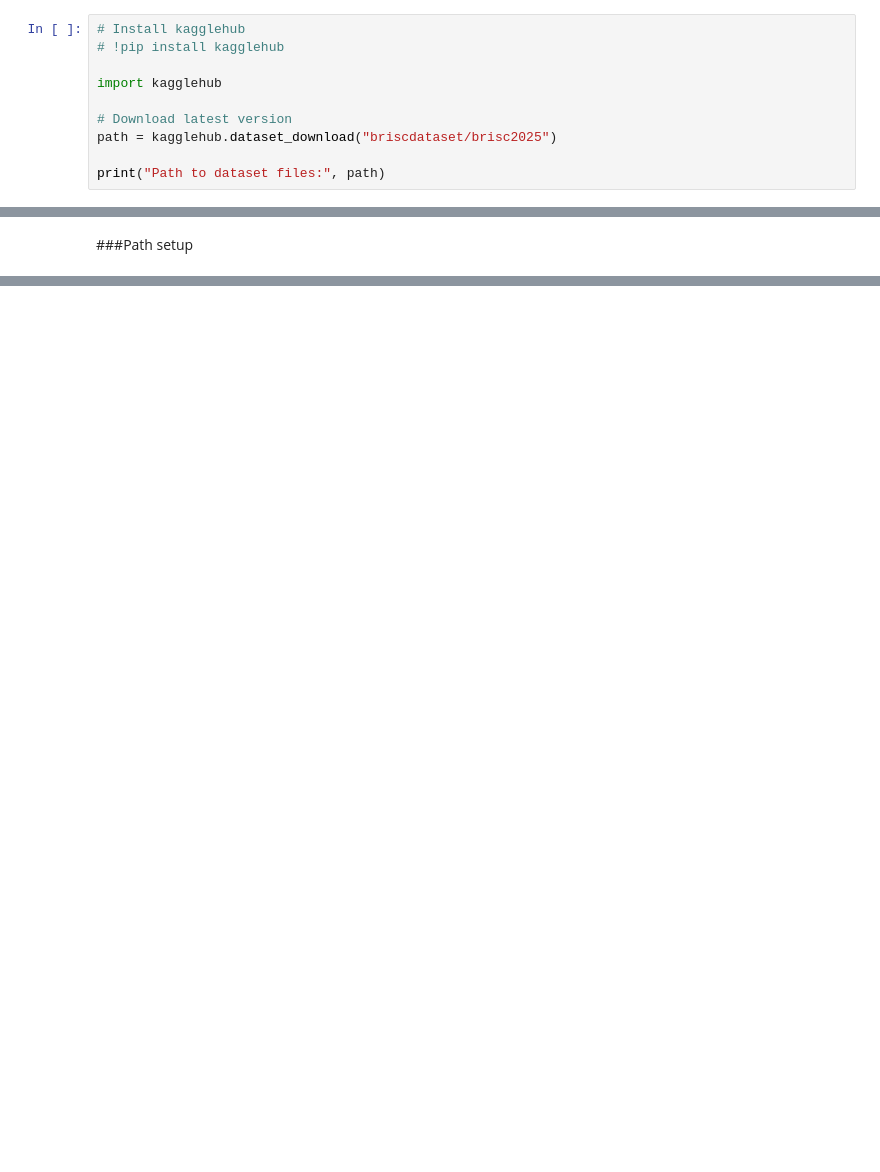
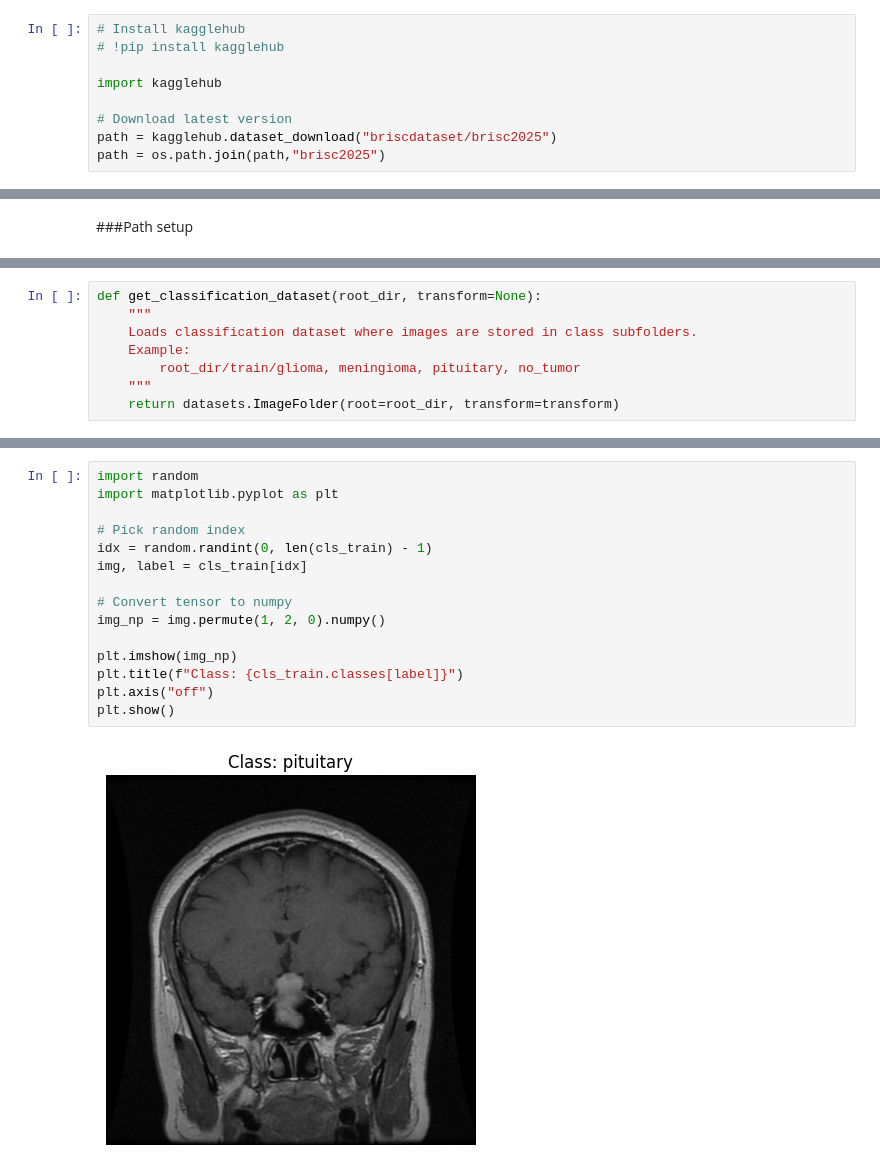
Before and after one commit to imnaimur/cse428, a Jupyter notebook: project/project.ipynb, the cells around one changed output, grey strips where cells are left out. Cells and saved outputs as stored; diff of their text form; blank space fills up the shorter version.

```diff
--- a/project/project.ipynb
+++ b/project/project.ipynb
@@ -36,5 +30,4 @@ import kagglehub
 
 # Download latest version
 path = kagglehub.dataset_download("briscdataset/brisc2025")
-
-print("Path to dataset files:", path)
+path = os.path.join(path,"brisc2025")
@@ -80,0 +85,8 @@ img = BrainSegmentationDataset(classification_task, segmentation_task)
+# %%
+def get_classification_dataset(root_dir, transform=None):
+    """
+    Loads classification dataset where images are stored in class subfolders.
+    Example:
+        root_dir/train/glioma, meningioma, pituitary, no_tumor
+    """
+    return datasets.ImageFolder(root=root_dir, transform=transform)
@@ -80,0 +132,17 @@ img = BrainSegmentationDataset(classification_task, segmentation_task)
+# %%
+import random
+import matplotlib.pyplot as plt
+
+# Pick random index
+idx = random.randint(0, len(cls_train) - 1)
+img, label = cls_train[idx]
+
+# Convert tensor to numpy
+img_np = img.permute(1, 2, 0).numpy()
+
+plt.imshow(img_np)
+plt.title(f"Class: {cls_train.classes[label]}")
+plt.axis("off")
+plt.show()
+# %% [output]
+[figure, added]
```
Also changed, not shown: parts of 14 cells of this notebook.
